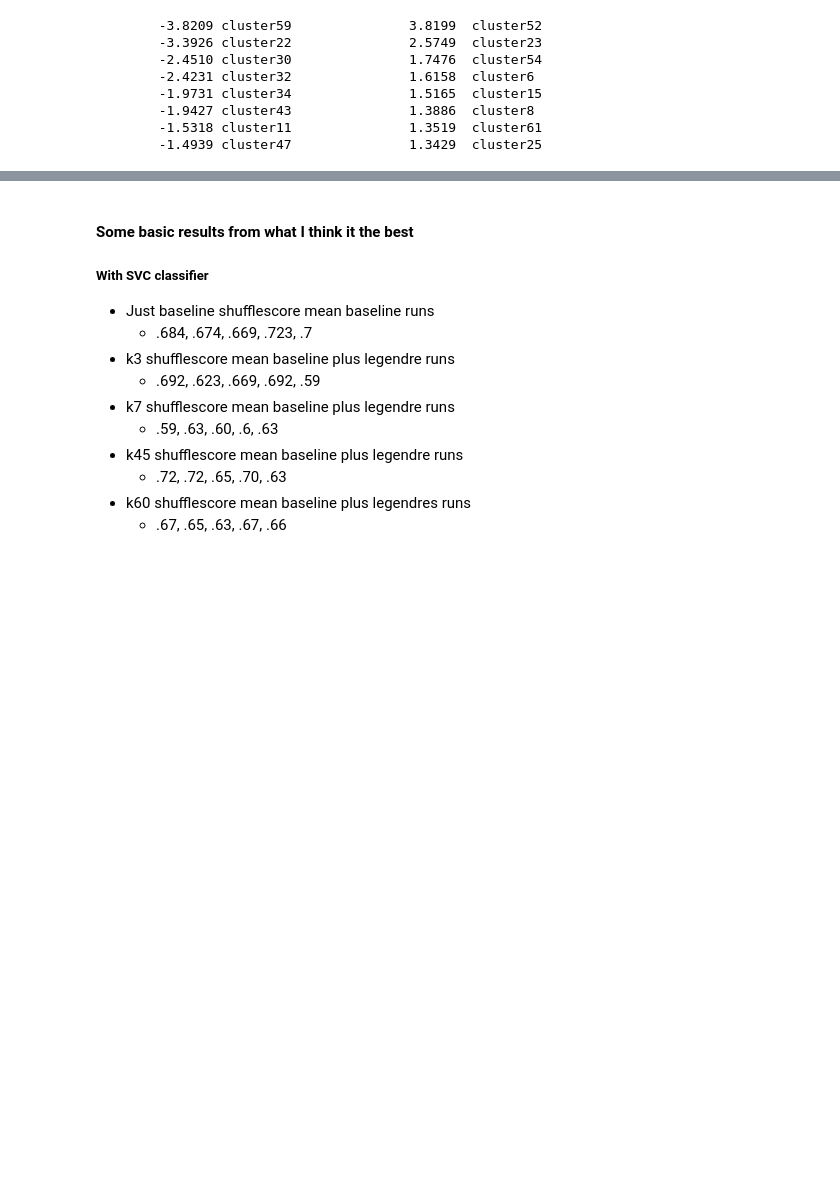
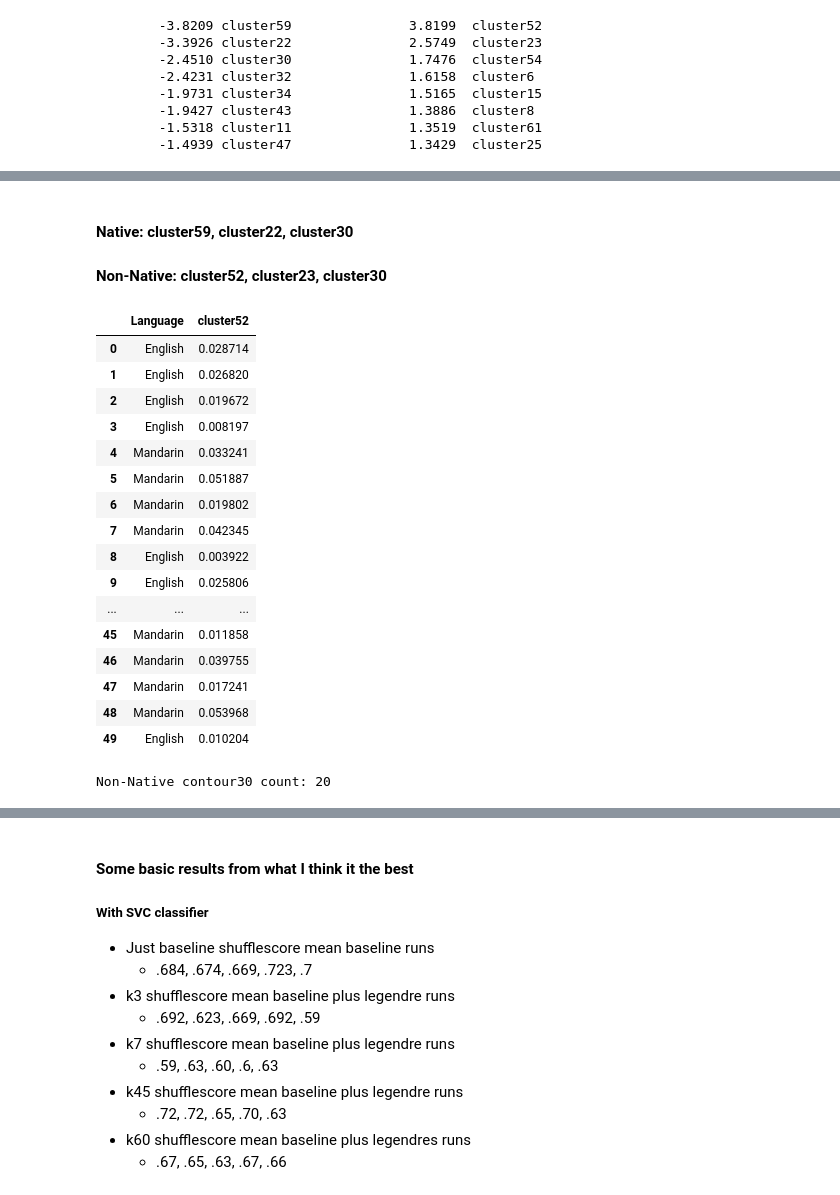
Before and after one commit to rachelrakov/QP2_Code, a Jupyter notebook: Baseline_AddLegendre_devSet_v1.3(cluster_investigation).ipynb, the cells around one changed output, grey strips where cells are left out. Saved outputs shown, nothing was run; the diff lists cells and outputs as text; code cells hidden in the pictures; blank space fills up the shorter version.

Commit message:
Now with BEAUTIFUL COUNTING OF PREDICTIVE CONTOURS AND ASSOCIATED LANGUAGES

```diff
--- a/Baseline_AddLegendre_devSet_v1.3(cluster_investigation).ipynb
+++ b/Baseline_AddLegendre_devSet_v1.3(cluster_investigation).ipynb
@@ -1147,0 +1151,42 @@ for item in man_centers:
+# %% [markdown]
+#### Native:  cluster59, cluster22, cluster30
+
+
+#### Non-Native: cluster52, cluster23, cluster30
+# %%
+
+eng1 = only_legendre["cluster30"]
+out = pd.DataFrame(eng1)
+dfLabs = pd.DataFrame(labels)
+seeme = pd.merge(dfLabs, out, left_index=True, right_index=True)
+# %%
+seeme
+# %% [output]
+|  | Language | cluster52 |
+| 0 | English | 0.028714 |
+| 1 | English | 0.026820 |
+| 2 | English | 0.019672 |
+| 3 | English | 0.008197 |
+| 4 | Mandarin | 0.033241 |
+| 5 | Mandarin | 0.051887 |
+| 6 | Mandarin | 0.019802 |
+| 7 | Mandarin | 0.042345 |
+| 8 | English | 0.003922 |
+| 9 | English | 0.025806 |
+| ... | ... | ... |
+| 45 | Mandarin | 0.011858 |
+| 46 | Mandarin | 0.039755 |
+| 47 | Mandarin | 0.017241 |
+| 48 | Mandarin | 0.053968 |
+| 49 | English | 0.010204 |
+# %%
+count = 0
+for item in seeme.iterrows():
+    lan = item[1][0]
+    value = item[1][1]
+    if value > 0 and lan == "English":
+        count = count+1
+
+print "Non-Native contour30 count:", count
+# %% [output]
+Non-Native contour30 count: 20
```
Also changed, not shown: parts of 2 cells of this notebook.
